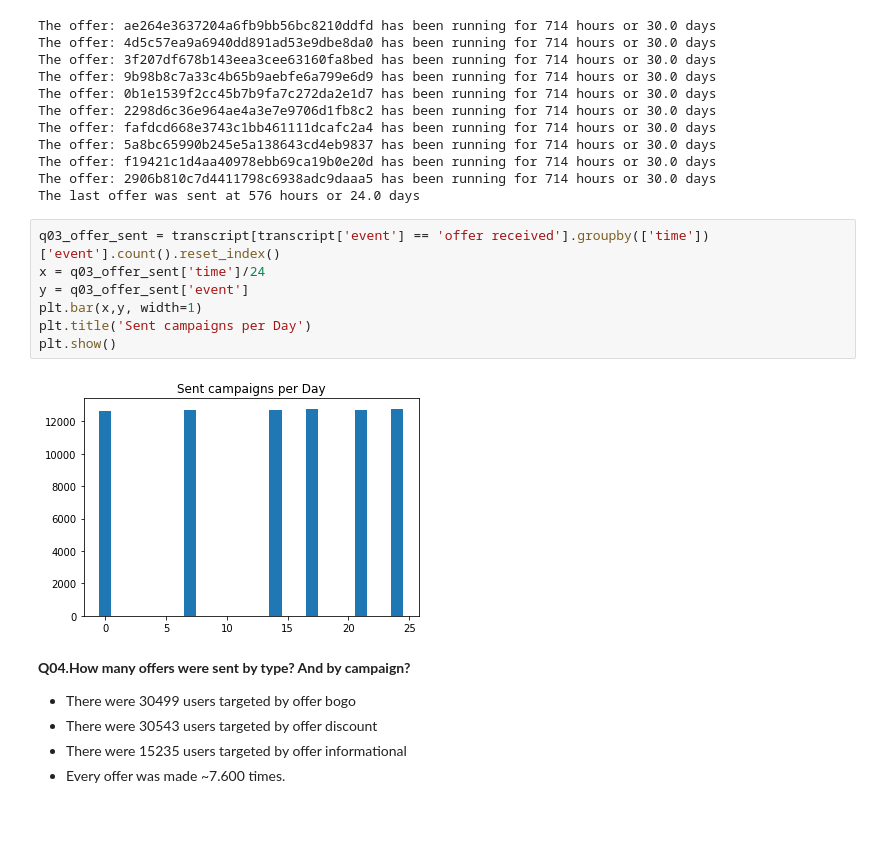
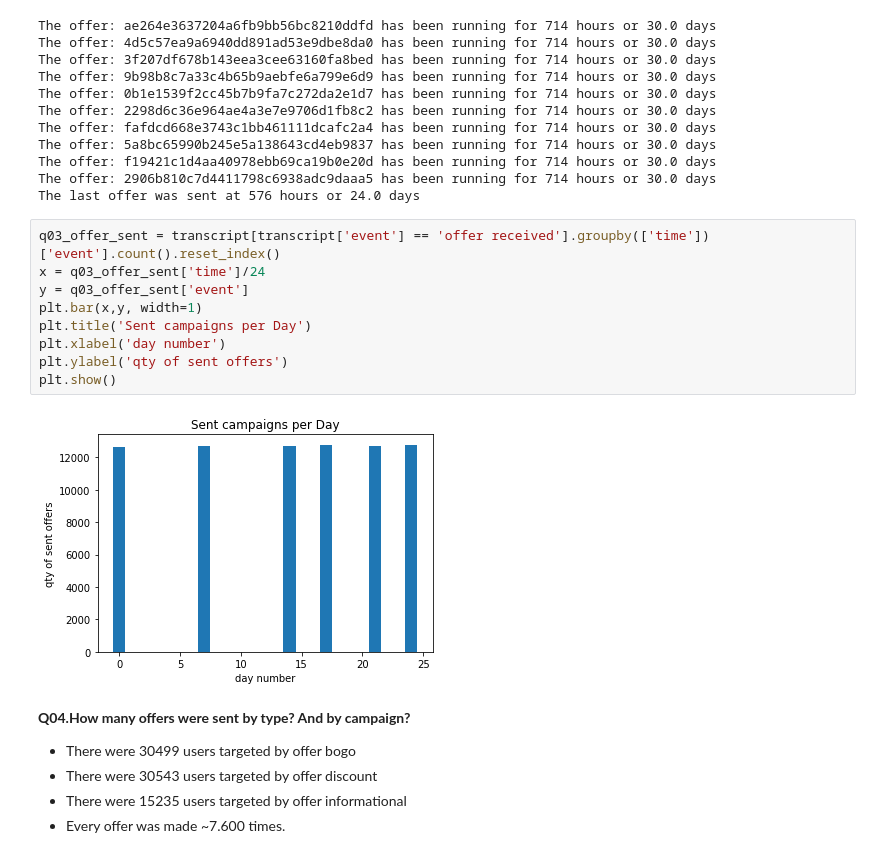
Before and after one commit to RenanVieiraDias/study__udacity_capstone_project, a Jupyter notebook: Starbucks_Capstone_notebook.ipynb, the cells around one changed output. Cells and saved outputs as stored; diff of their text form; blank space fills up the shorter version.

```diff
--- a/Starbucks_Capstone_notebook.ipynb
+++ b/Starbucks_Capstone_notebook.ipynb
@@ -604,12 +606,14 @@ The last offer was sent at 576 hours or 24.0 days
 # %%
 q03_offer_sent = transcript[transcript['event'] == 'offer received'].groupby(['time'])['event'].count().reset_index()
 x = q03_offer_sent['time']/24
 y = q03_offer_sent['event']
 plt.bar(x,y, width=1)
 plt.title('Sent campaigns per Day')
+plt.xlabel('day number')
+plt.ylabel('qty of sent offers')
 plt.show()
 # %% [output]
-[figure, old version]
+[figure, new version]
 # %% [markdown]
 <a name="Q04"></a>
 **Q04.How many offers were sent by type? And by campaign?**
```
Also changed, not shown: parts of 7 cells of this notebook, 1 other file.
